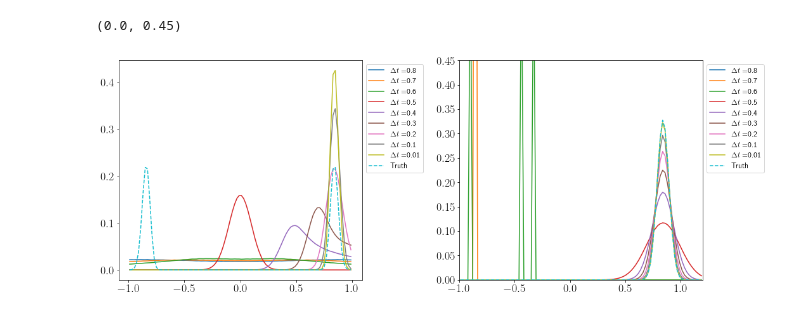
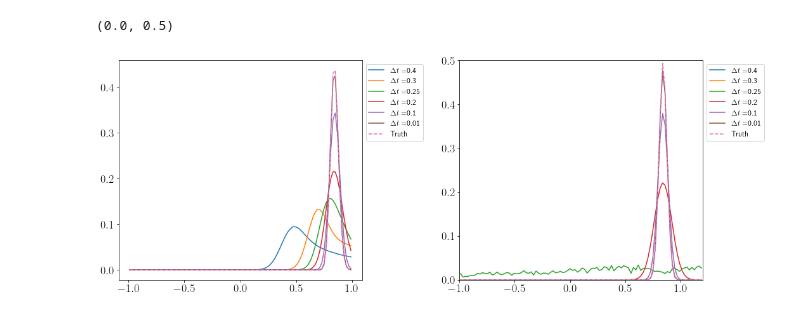
Before and after one commit to alixsleroy/WeakSDEapproximation, a Jupyter notebook: infinitedoublewell_largedt.ipynb, the cells around one changed output. Cells and saved outputs as stored; diff of their text form; code cells hidden in the pictures.

```diff
--- a/infinitedoublewell_largedt.ipynb
+++ b/infinitedoublewell_largedt.ipynb
@@ -111,7 +107,7 @@ plt.rc('figure', titlesize=BIGGER_SIZE)  # fontsize of the figure title
 ## Exact solutions
 N=10**7
 tau=0.01
-dt_list=[0.8,0.7,0.6,0.5,0.4,0.3,0.2,0.1,10**(-2)]
+dt_list=[0.4,0.3,0.25,0.2,0.1,10**(-2)]
 
 # empty vector to save results
 y_res = []
@@ -120,17 +116,17 @@ for i in range(len(dt_list)):
     y_exact = DW_sde_fast(N,dti,tau)
     y_res.append(y_exact)
 # %%
-## Linearised solutions
+## Linearised solutions positive
 N=10**7
 tau=0.01
-dt_list=[0.8,0.7,0.6,0.5,0.4,0.3,0.2,0.1,10**(-2)]
+dt_list=[0.4,0.3,0.25,0.2,0.1,10**(-2)]
 
 # empty vector to save results
-y_res_lin = []
+y_res_linplus = []
 for i in range(len(dt_list)):
     dti=dt_list[i]
-    y_exact = DW_sde_fast_lin(N,dti,tau)
-    y_res_lin.append(y_exact)
+    y_exact = DW_sde_fast_lin(N,dti,tau,em_lin_plus,2)
+    y_res_linplus.append(y_exact)
 # %%
 # axis of the plot
 fig, (ax1,ax2)= plt.subplots(1, 2,figsize=(16,6))# plt.figure(figsize=(4,4))
@@ -142,44 +138,72 @@ fig.subplots_adjust(left=0.1,
                     hspace=0.4)
 
 
+burnin=500
 ## Plot 1
 for i in range(len(dt_list)):
     ye = y_res[i]
+    ye=ye[burnin::] #take away the burn in periods
     dti = dt_list[i]
     histogram,bins = np.histogram(ye,bins=100,range=[-1,1], density=False)
     midx = (bins[0:-1]+bins[1:])/2
     histogram=(histogram/np.sum(histogram))*2
     ax1.plot(midx,histogram,label='$\Delta t=$'+str(dti))
 
 midx = (bins[0:-1]+bins[1:])/2
 rho = np.exp(- (U(midx)/tau))
 rho = rho / ( np.sum(rho) * (midx[1]-midx[0]) )
-rho=(rho/np.sum(rho))*2
+rho=(rho/np.sum(rho))*4
+rho=[rho[i] if i>50 else 0 for i in range(len(rho))]
 ax1.plot(midx,rho,'--',label='Truth')
 ax1.legend(loc='upper left', bbox_to_anchor=(1, 1)) #add the legend
 
 # Plot 2
 for i in range(len(dt_list)):
-    ye = y_res_lin[i]
+    ye = y_res_linplus[i]
+    ye=ye[burnin::] #take away the burn in periods
     dti = dt_list[i]
     histogram,bins = np.histogram(ye,bins=100,range=[-1,1.2], density=False)
     midx = (bins[0:-1]+bins[1:])/2
     histogram=(histogram/np.sum(histogram))*2
     ax2.plot(midx,histogram,label='$\Delta t=$'+str(dti))
 
 def v(x):
-    a=-7/2
-    b=7*np.power(2,-5/4)
+    a=-8
+    b=8*np.power(2,-1/4)
     return a*x*x/2+b*x
 
 midx = (bins[0:-1]+bins[1:])/2
 rho = np.exp( (v(midx)/tau))
 rho = rho / ( np.sum(rho) * (midx[1]-midx[0]) )
 rho=(rho/np.sum(rho))*2
 ax2.plot(midx,rho,'--',label='Truth')
 ax2.legend(loc='upper left', bbox_to_anchor=(1, 1)) #add the legend
 ax2.set_xlim(-1,1.2)
-ax2.set_ylim(0,0.45)
+ax2.set_ylim(0,0.5)
+
+# # Plot 3
+# for i in range(len(dt_list)):
+#     ye = y_res_linminus[i]
+#     ye=ye[burnin::] #take away the burn in periods
+#     dti = dt_list[i]
+#     histogram,bins = np.histogram(ye,bins=100,range=[-1,1.2], density=False)
+#     midx = (bins[0:-1]+bins[1:])/2
+#     histogram=(histogram/np.sum(histogram))*2
+#     ax3.plot(midx,histogram,label='$\Delta t=$'+str(dti))
+
+# def v(x):
+#     a=4
+#     b=np.power(2,3/4)
+#     return a*x*x/2+b*x
+
+# midx = (bins[0:-1]+bins[1:])/2
+# rho = np.exp( (v(midx)/tau))
+# rho = rho / ( np.sum(rho) * (midx[1]-midx[0]) )
+# rho=(rho/np.sum(rho))*2
+# ax3.plot(midx,rho,'--',label='Truth')
+# ax3.legend(loc='upper left', bbox_to_anchor=(1, 1)) #add the legend
+# ax3.set_xlim(-1,1.2)
+# ax3.set_ylim(0,0.5)
 # %% [output]
-(0.0, 0.45)
+(0.0, 0.5)
-[figure, old version]
+[figure, new version]
```
Also changed, not shown: parts of 1 cell of this notebook, 16 other files.
